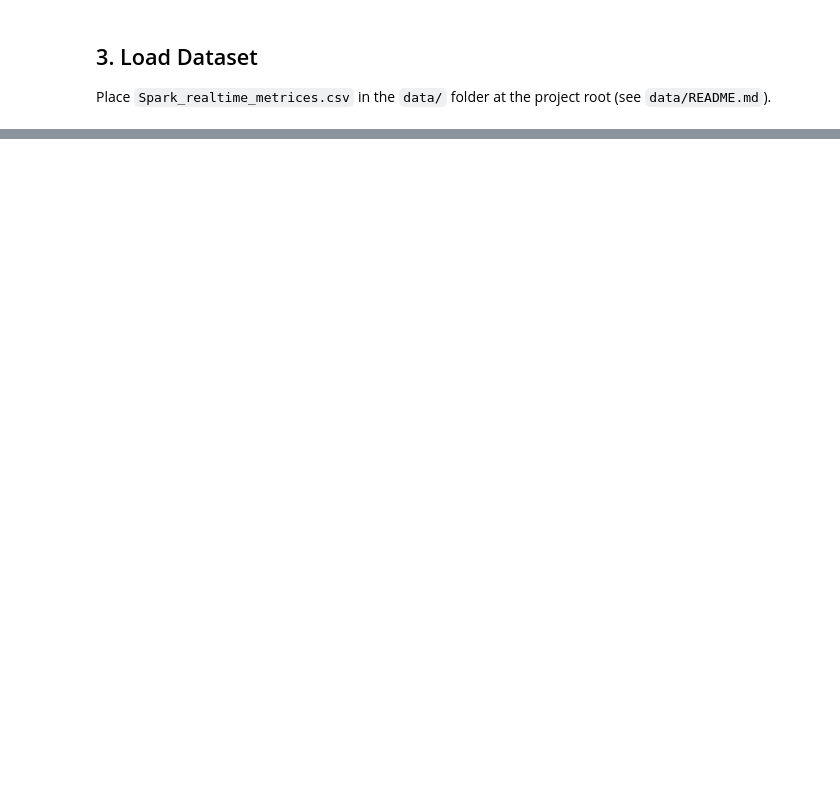
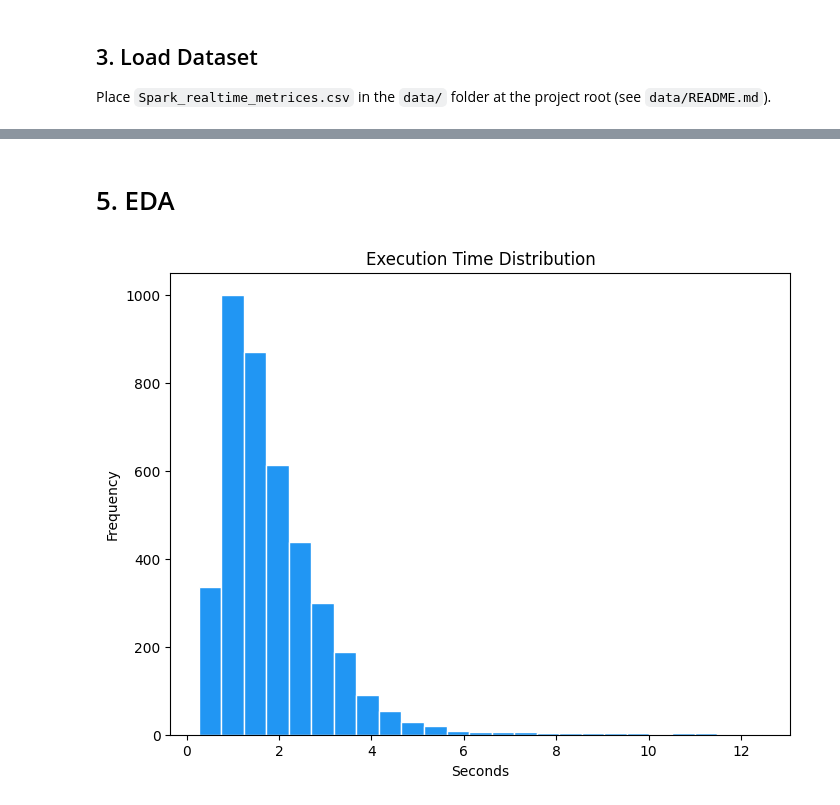
Before and after one commit to saklaniabhimanyu/spark-job-Optimization, a Jupyter notebook: notebooks/spark_ai_optimizer.ipynb, the cells around one changed output, grey strips where cells are left out. Saved outputs shown, nothing was run; the diff lists cells and outputs as text; code cells hidden in the pictures; blank space fills up the shorter version.

Commit message:
notebook: update Spark optimization pipeline

```diff
--- a/notebooks/spark_ai_optimizer.ipynb
+++ b/notebooks/spark_ai_optimizer.ipynb
@@ -79,9 +81,3 @@ print(spark.sparkContext.pythonExec)
 ## 3. Load Dataset
 
 Place `Spark_realtime_metrices.csv` in the `data/` folder at the project root (see `data/README.md`).
-# %%
-print("Retriveing Spark execution dataset …")
-df_raw = pd.read_csv("../data/Spark_realtime_metrices.csv")
-print(f"Dataset shape : {df_raw.shape}")
-print(df_raw.describe().round(2))
-df_raw
@@ -702,0 +223,12 @@ for _, row in top_feat.iterrows():
+# %% [markdown]
+# 5. EDA
+# %%
+# Plot 1: Execution Time Distribution
+plt.figure(figsize=(8, 6))
+plt.hist(df_raw["execution_time"], bins=25, color="#2196F3", edgecolor="white")
+plt.title("Execution Time Distribution")
+plt.xlabel("Seconds")
+plt.ylabel("Frequency")
+plt.show()
+# %% [output]
+[figure, added]
```
Also changed, not shown: parts of 36 cells of this notebook.
